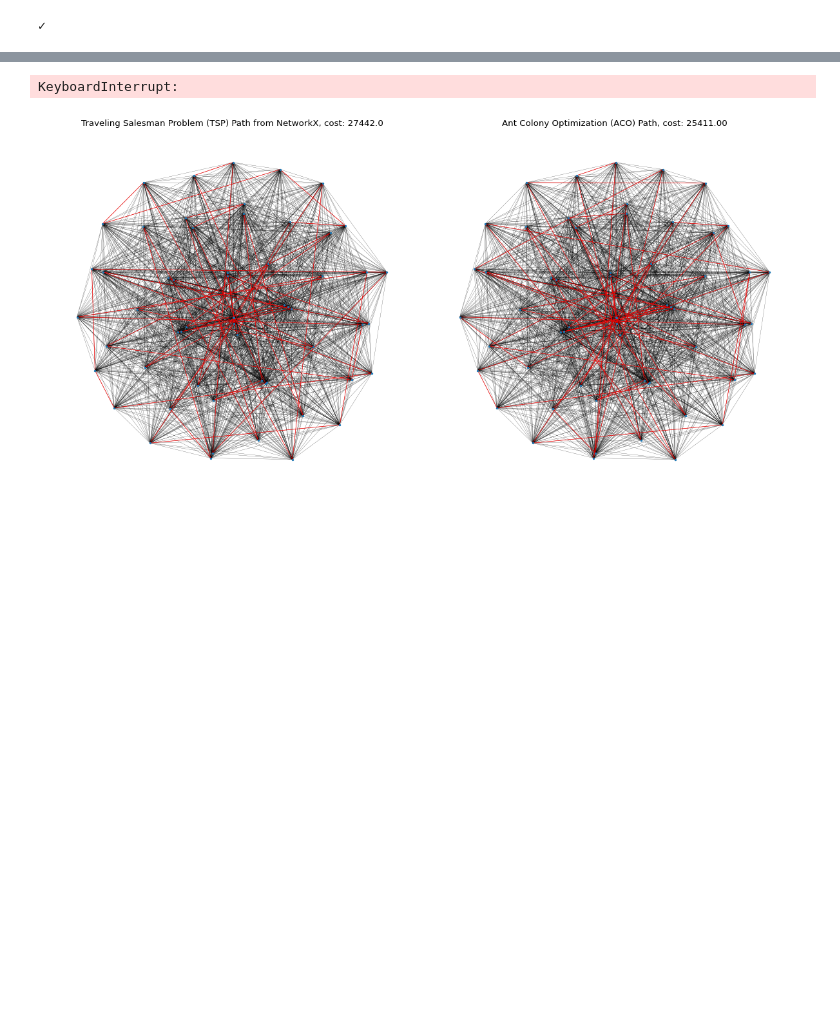
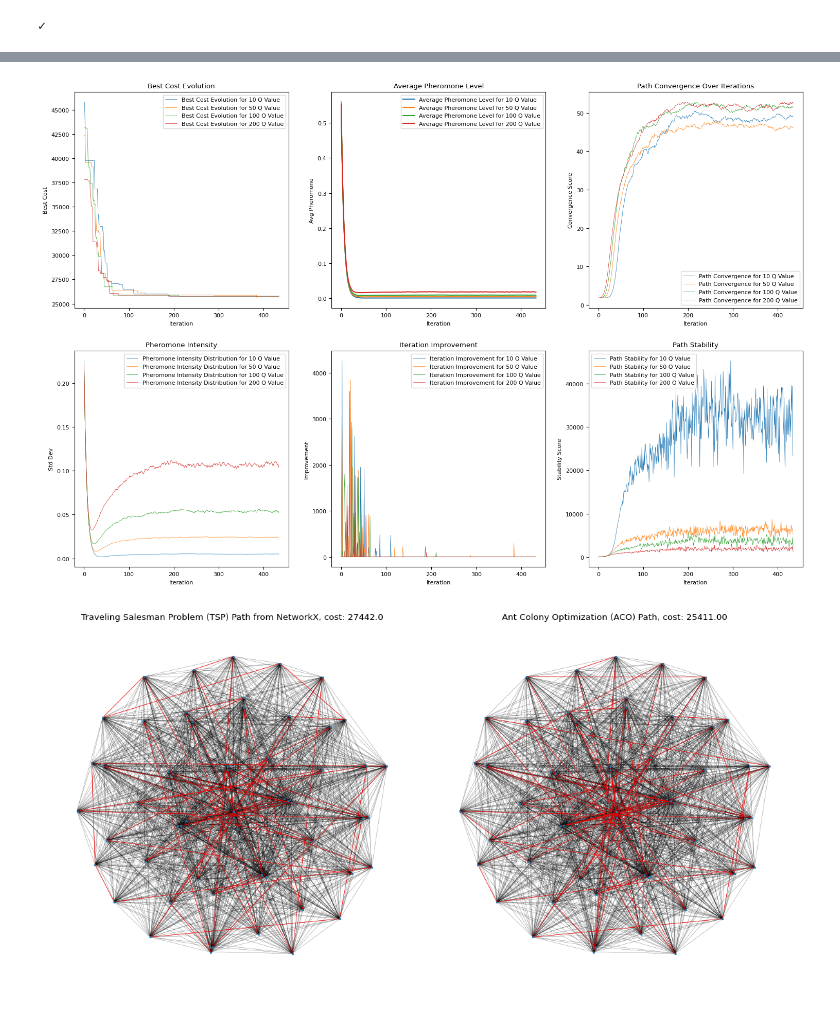
Before and after one commit to jamescalnan/Nature-Inspired-Computing-CA, a Jupyter notebook: ACO Notebook.ipynb, the cells around one changed output, grey strips where cells are left out. Drawn from its saved outputs; the diff is of its cells as text; code cells hidden in the pictures; blank space fills up the shorter version.

Commit message:
added new image metrics and report pdf

```diff
--- a/ACO Notebook.ipynb
+++ b/ACO Notebook.ipynb
@@ -359,7 +342,7 @@ def grid_search_aco(distance_matrix, num_ants_options, evaporation_rate_options,
     return results
 
 distance_matrix = convert_graph_to_matrix(graph)
-num_ants_options = [10, 20]
+num_ants_options = [10, 20, 50, 100, 200, 500, 1000]
 evaporation_rate_options = [0.1, 0.5, 0.9]
 alpha_options = [1, 2, 3]
 beta_options = [1, 2, 3]
@@ -554,13 +565,9 @@ else:
 # %%
 params = [
-    [23, 0.15, 1, 2, 50, 1],
-    # [23, 0.15, 1, 2, 5, 1],
-    # [23, 0.15, 1, 2, 10, 1],
-    # [23, 0.15, 1, 2, 20, 1],
-    # [23, 0.15, 1, 2, 30, 1],
-    # [23, 0.15, 1, 2, 40, 1],
-    # [23, 0.15, 1, 2, 100, 1],
-    [23, 0.15, 1, 2, 200, 1]
+    [23, 0.15, 1, 2, 10, 1],  # Low Q value
+    [23, 0.15, 1, 2, 50, 1],  # Moderate Q value
+    [23, 0.15, 1, 2, 100, 1], # High Q value
+    [23, 0.15, 1, 2, 200, 1]  # Very high Q value
 ]
 
 metrics = []
@@ -575,7 +582,7 @@ for param in tqdm(params, colour='green', desc='Running ACO'):
 # Assuming you've already run the ACO algorithm and obtained the metrics
 
 
-# Create a figure with subplots in a 3x2 grid layout for a more compact display
+# Create a figure with subplots in a 2x3 grid layout for a more compact display
 fig, axes = plt.subplots(nrows=2, ncols=3, figsize=(15, 10))  # Adjust the size as needed
 
 # Flatten the axes array for easy indexing
@@ -597,7 +604,7 @@ axes[0].legend()
 # avg_pheromone_levels = [np.mean(matrix) for matrix in metrics[1]]
 for i, metric in enumerate(metrics):
     avg_pheromone_levels = [np.mean(matrix) for matrix in metric[1]]
-    axes[1].plot(avg_pheromone_levels, label=f'Average Pheromone Level for {params[i][4]} Q Value', color='red')
+    axes[1].plot(avg_pheromone_levels, label=f'Average Pheromone Level for {params[i][4]} Q Value')
 # axes[1].plot(avg_pheromone_levels, label='Average Pheromone Level', color='red')
 axes[1].set_title('Average Pheromone Level')
 axes[1].set_xlabel('Iteration')
@@ -612,13 +619,6 @@ axes[2].set_title('Path Convergence Over Iterations')
 axes[2].set_xlabel('Iteration')
 axes[2].set_ylabel('Convergence Score')
 axes[2].legend()
-
-# # Plotting Solution Diversity
-# axes[2].plot(metrics[2], label='Solution Diversity', color='magenta', linewidth=0.5)
-# axes[2].set_title('Solution Diversity')
-# axes[2].set_xlabel('Iteration')
-# axes[2].set_ylabel('Diversity Score')
-# axes[2].legend()
 
 # Plotting Pheromone Intensity Distribution
 for i, metric in enumerate(metrics):
@@ -629,35 +629,35 @@ axes[3].set_xlabel('Iteration')
 axes[3].set_ylabel('Std Dev')
 axes[3].legend()
 
 # Plotting Iteration Improvement
 for i, metric in enumerate(metrics):
     axes[4].plot(metric[4], label=f'Iteration Improvement for {params[i][4]} Q Value', linewidth=0.5)
 # axes[4].plot(metrics[4], label='Iteration Improvement', color='orange', linewidth=0.8)
 axes[4].set_title('Iteration Improvement')
 axes[4].set_xlabel('Iteration')
 axes[4].set_ylabel('Improvement')
 axes[4].legend()
 
 # Plotting Path Stability
 for i, metric in enumerate(metrics):
     axes[5].plot(metric[5], label=f'Path Stability for {params[i][4]} Q Value', linewidth=0.5)
 # axes[5].plot(metrics[5], label='Path Stability', color='purple', linewidth=0.5)
 axes[5].set_title('Path Stability')
 axes[5].set_xlabel('Iteration')
 axes[5].set_ylabel('Stability Score')
 axes[5].legend()
 
 # Adjust layout
 plt.tight_layout()
 plt.subplots_adjust(hspace=0.2, wspace=0.2)  # Adjust the spacing as needed
 
 # Save the figure
-plt.savefig('images/aco_metrics.png', dpi=1000)  # Save with high dpi for better resolution in the document
+plt.savefig('images/aco_metrics.png', dpi=800)  # Save with high dpi for better resolution in the document
 
 # Show the plots
 plt.show()
 # %% [output]
-KeyboardInterrupt:
+[figure, added]
 # %%
 import networkx as nx
 import matplotlib.pyplot as plt
```
Also changed, not shown: parts of 5 cells of this notebook, 7 other files.
